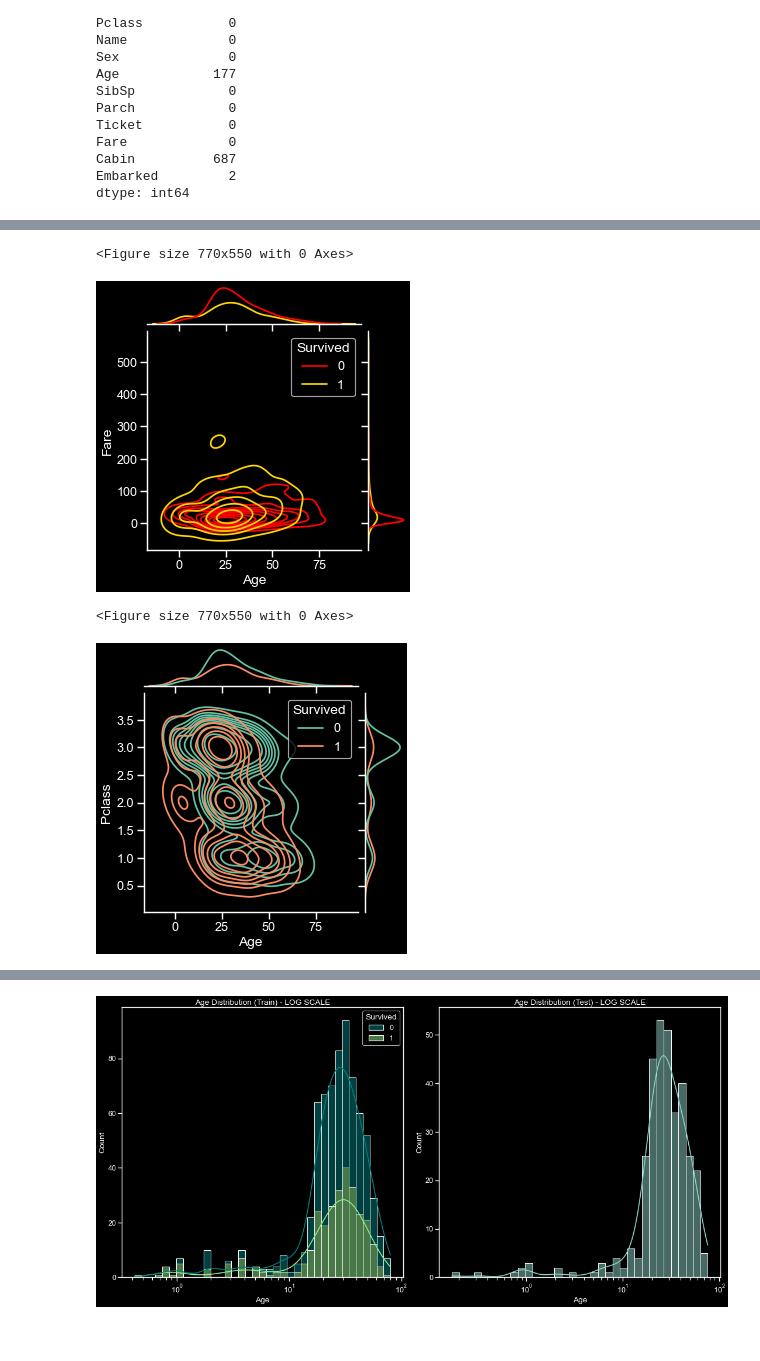
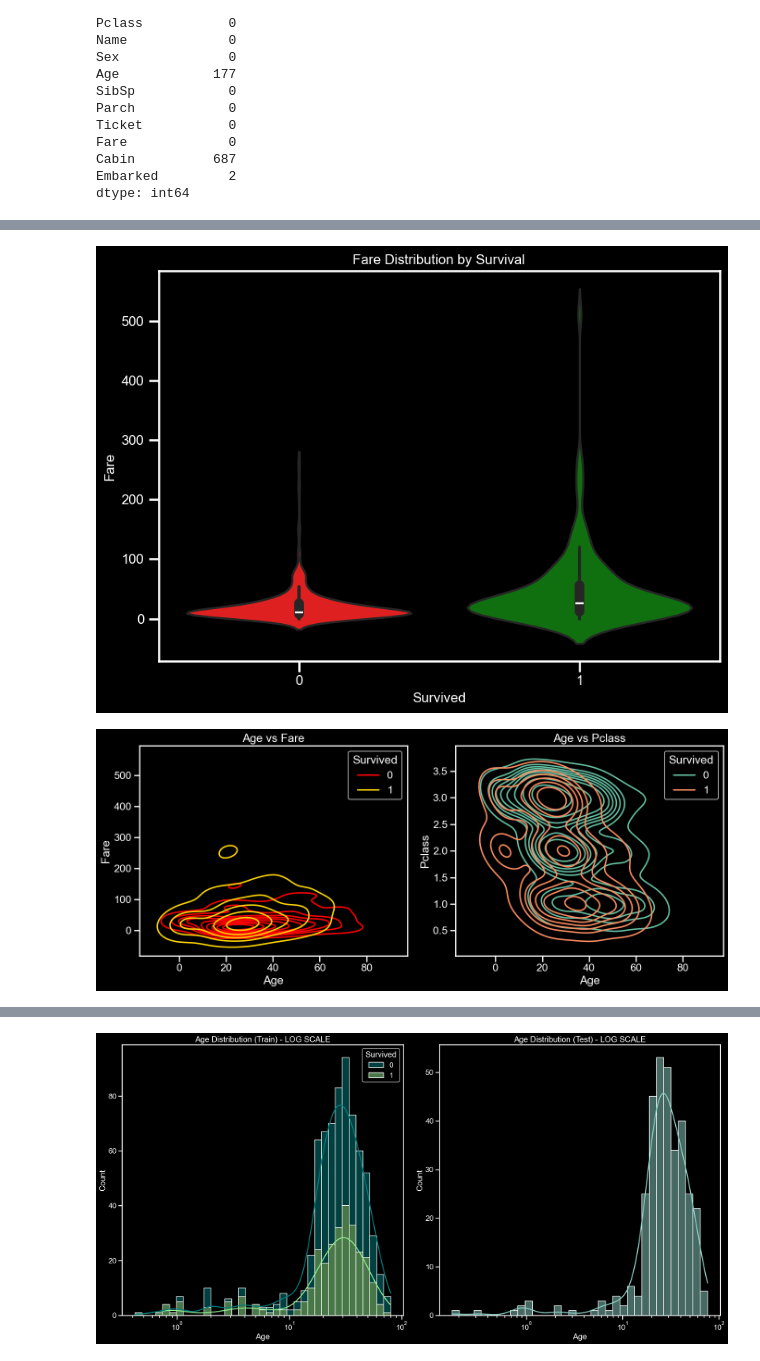
Before and after one commit to aws-hue/titanic_kaggle, a Jupyter notebook: pipline code.ipynb, the cells around one changed output, grey strips where cells are left out. Cells and saved outputs as stored; diff of their text form; code cells hidden in the pictures; blank space fills up the shorter version.

```diff
--- a/pipline code.ipynb
+++ b/pipline code.ipynb
@@ -87,22 +94,35 @@ plt.show()
+# %%
+plt.figure(figsize=(8, 6))
+sns.violinplot(data=train_df, x='Survived', y='Fare', palette=['red', 'green'])
+plt.title("Fare Distribution by Survival", fontsize=12)
+plt.xlabel("Survived", fontsize=12)
+plt.ylabel("Fare", fontsize=12)
+plt.tick_params(axis='both', labelsize=12)
+plt.tight_layout()
+plt.show()
+# %% [output]
+[figure, added]
 # %%
-plt.figure(figsize=(14,10))
-sns.jointplot(data=train_df, x='Age', y='Fare', hue='Survived'
-              , kind='kde'
-              , palette=['red', 'gold']
-              )
+fig, axes = plt.subplots(1, 2, figsize=(14, 6))
+
+
+sns.kdeplot(
+    data=train_df, x='Age', y='Fare', hue='Survived',
+    palette=['red', 'gold'], ax=axes[0]
+)
+axes[0].set_title('Age vs Fare')
+
+
+sns.kdeplot(
+    data=train_df, x='Age', y='Pclass', hue='Survived',
+    palette='Set2', ax=axes[1]
+)
+axes[1].set_title('Age vs Pclass')
+
+plt.tight_layout()
 plt.show()
-
-plt.figure(figsize=(14,10))
-sns.jointplot(data=train_df, x='Age', y='Pclass', hue='Survived'
-              , kind='kde'
-              , palette='Set2'
-              )
-plt.show()
 # %% [output]
-<Figure size 770x550 with 0 Axes>
-[figure, old version]
+[figure, new version]
-<Figure size 770x550 with 0 Axes>
-[figure, removed]
 # %%
 plt.figure(figsize=(20,10))
 
```
Also changed, not shown: parts of 14 cells of this notebook.
